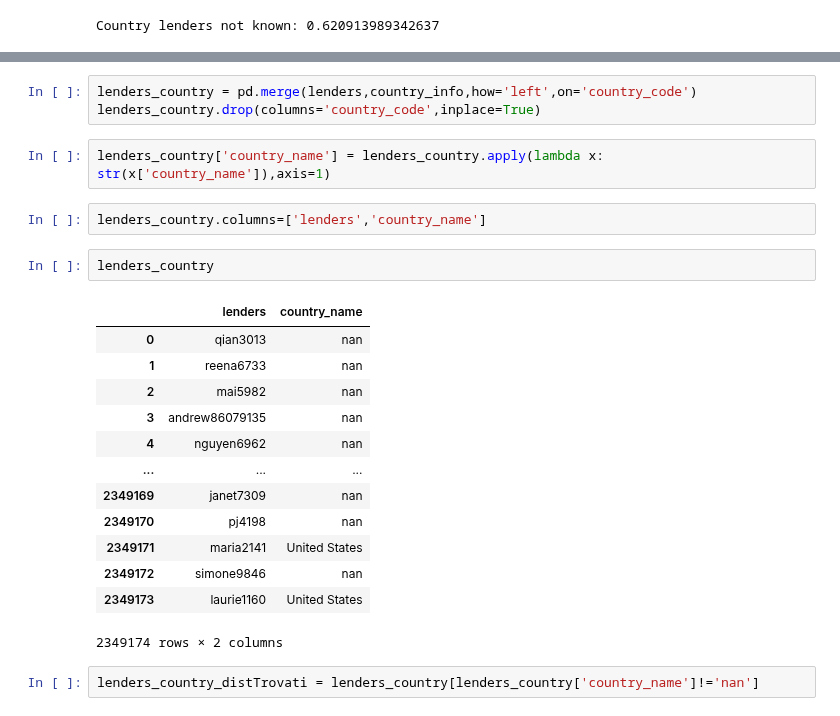
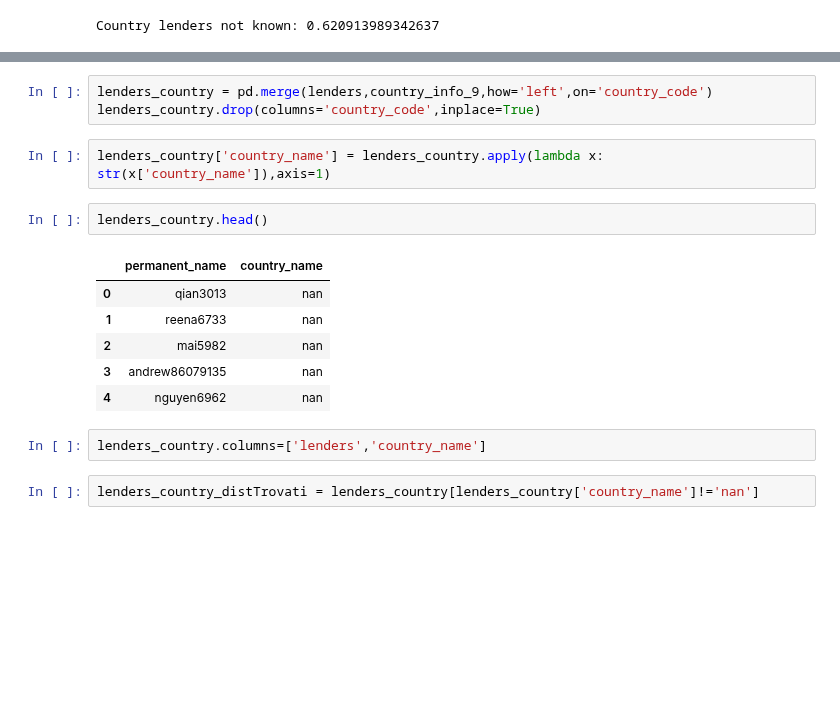
Before and after one commit to gaveter/Project_cs, a Jupyter notebook: Project.ipynb, the cells around one changed output, grey strips where cells are left out. Cells and saved outputs as stored; diff of their text form; blank space fills up the shorter version.

```diff
--- a/Project.ipynb
+++ b/Project.ipynb
@@ -500,26 +500,19 @@ country_info
 # %%
-lenders_country = pd.merge(lenders,country_info,how='left',on='country_code')
+lenders_country = pd.merge(lenders,country_info_9,how='left',on='country_code')
 lenders_country.drop(columns='country_code',inplace=True)
 # %%
 lenders_country['country_name'] = lenders_country.apply(lambda x: str(x['country_name']),axis=1)
+# %%
+lenders_country.head()
+# %% [output]
+|  | permanent_name | country_name |
+| 0 | qian3013 | nan |
+| 1 | reena6733 | nan |
+| 2 | mai5982 | nan |
+| 3 | andrew86079135 | nan |
+| 4 | nguyen6962 | nan |
 # %%
 lenders_country.columns=['lenders','country_name']
-# %%
-lenders_country
-# %% [output]
-|  | lenders | country_name |
-| 0 | qian3013 | nan |
-| 1 | reena6733 | nan |
-| 2 | mai5982 | nan |
-| 3 | andrew86079135 | nan |
-| 4 | nguyen6962 | nan |
-| ... | ... | ... |
-| 2349169 | janet7309 | nan |
-| 2349170 | pj4198 | nan |
-| 2349171 | maria2141 | United States |
-| 2349172 | simone9846 | nan |
-| 2349173 | laurie1160 | United States |
-2349174 rows × 2 columns
 # %%
 lenders_country_distTrovati = lenders_country[lenders_country['country_name']!='nan']
 # %%
```
Also changed, not shown: parts of 14 cells of this notebook.
